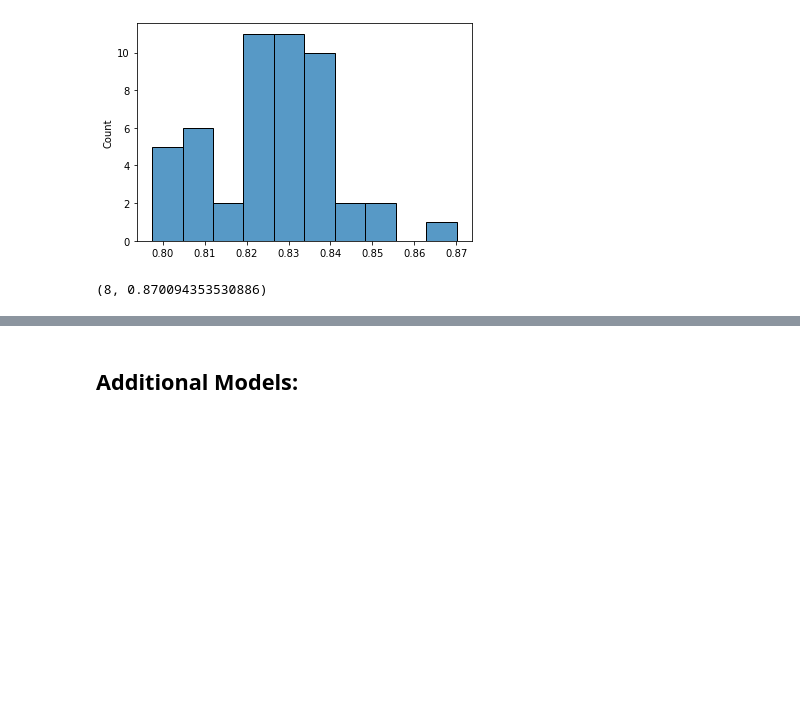
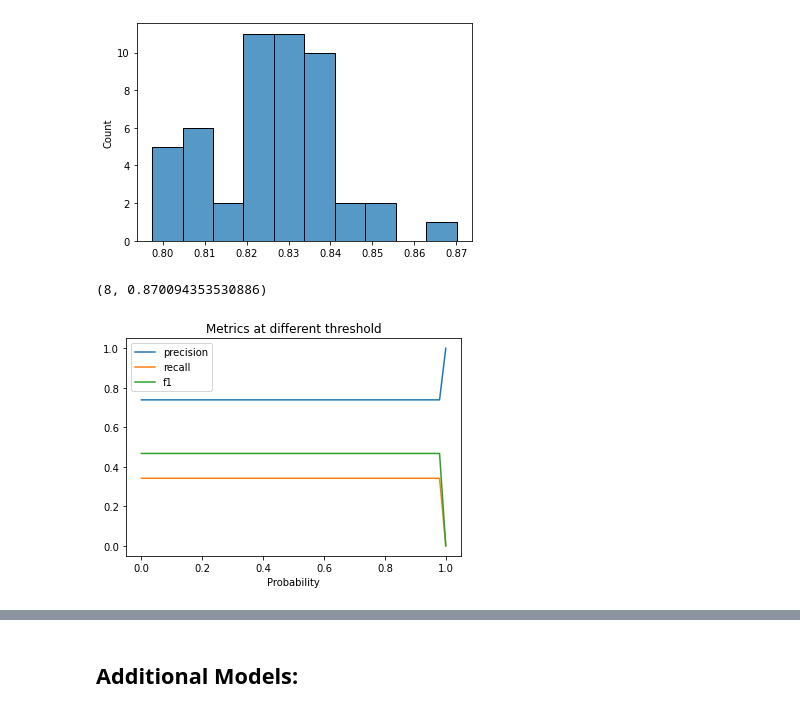
Before and after one commit to shaisid01/Data-Science, a Jupyter notebook: CapstoneProjects/Capstone 2/Notebooks/05_modeling.ipynb, the cells around one changed output, grey strips where cells are left out. Cells and saved outputs as stored; diff of their text form; code cells hidden in the pictures; blank space fills up the shorter version.

```diff
--- a/CapstoneProjects/Capstone 2/Notebooks/05_modeling.ipynb
+++ b/CapstoneProjects/Capstone 2/Notebooks/05_modeling.ipynb
@@ -290,3 +316,7 @@ sns.histplot(cv_scores_lg, bins=10)
 max_thresh(cv_scores_lg)
 # %% [output]
 (8, 0.870094353530886)
+# %%
+precision_lg, recall_lg, _ =  threshhold_and_plot(y_test=y_test, target=true_test_preds,n_points=50, plot=True)
+# %% [output]
+[figure, added]
```
Also changed, not shown: parts of 20 cells of this notebook.
